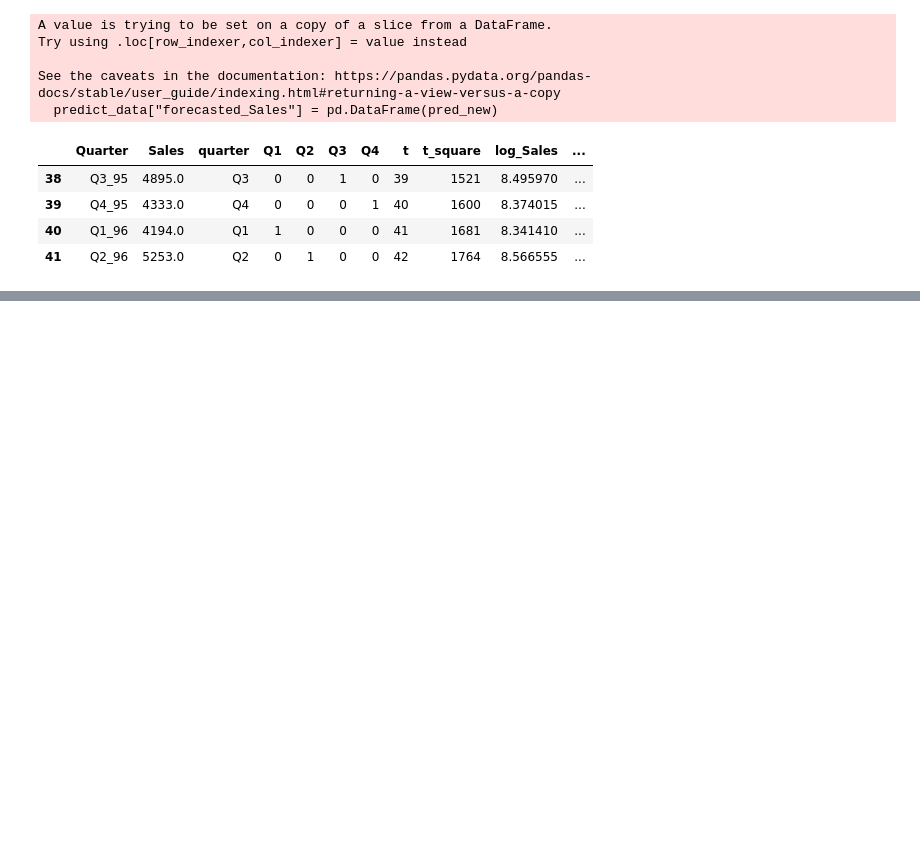
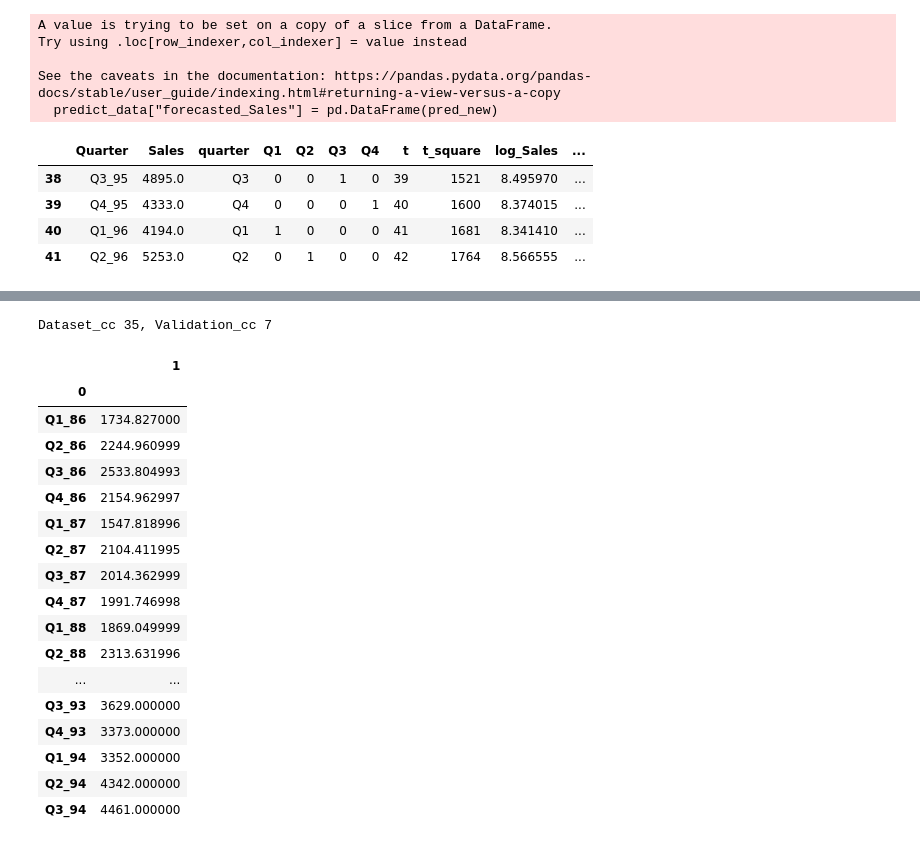
Before and after one commit to KunalDoshi-Code/Data_Science_Assignments, a Jupyter notebook: Assignments/17-Forecasting/CocaCola_Sales/forecasting-coca-cola-price.ipynb, the cells around one changed output, grey strips where cells are left out. Cells and saved outputs as stored; diff of their text form; code cells hidden in the pictures; blank space fills up the shorter version.

```diff
--- a/Assignments/17-Forecasting/CocaCola_Sales/forecasting-coca-cola-price.ipynb
+++ b/Assignments/17-Forecasting/CocaCola_Sales/forecasting-coca-cola-price.ipynb
@@ -305,0 +322,7 @@ predict_data
+# %%
+#separate out a validation dataset
+split_point = len(data) - 7
+dataset_cc, validation_cc = data[0:split_point], data[split_point:]
+print('Dataset_cc %d, Validation_cc %d' % (len(dataset_cc), len(validation_cc)))
+# %% [output]
+Dataset_cc 35, Validation_cc 7
@@ -305,0 +332,23 @@ predict_data
+# %%
+train = pd.read_csv('dataset_cc.csv', header=None, index_col=0, parse_dates=True)
+
+train
+# %% [output]
+|  | 1 |
+| 0 |  |
+| Q1_86 | 1734.827000 |
+| Q2_86 | 2244.960999 |
+| Q3_86 | 2533.804993 |
+| Q4_86 | 2154.962997 |
+| Q1_87 | 1547.818996 |
+| Q2_87 | 2104.411995 |
+| Q3_87 | 2014.362999 |
+| Q4_87 | 1991.746998 |
+| Q1_88 | 1869.049999 |
+| Q2_88 | 2313.631996 |
+| ... | ... |
+| Q3_93 | 3629.000000 |
+| Q4_93 | 3373.000000 |
+| Q1_94 | 3352.000000 |
+| Q2_94 | 4342.000000 |
+| Q3_94 | 4461.000000 |
```
Also changed, not shown: parts of 11 cells of this notebook.
